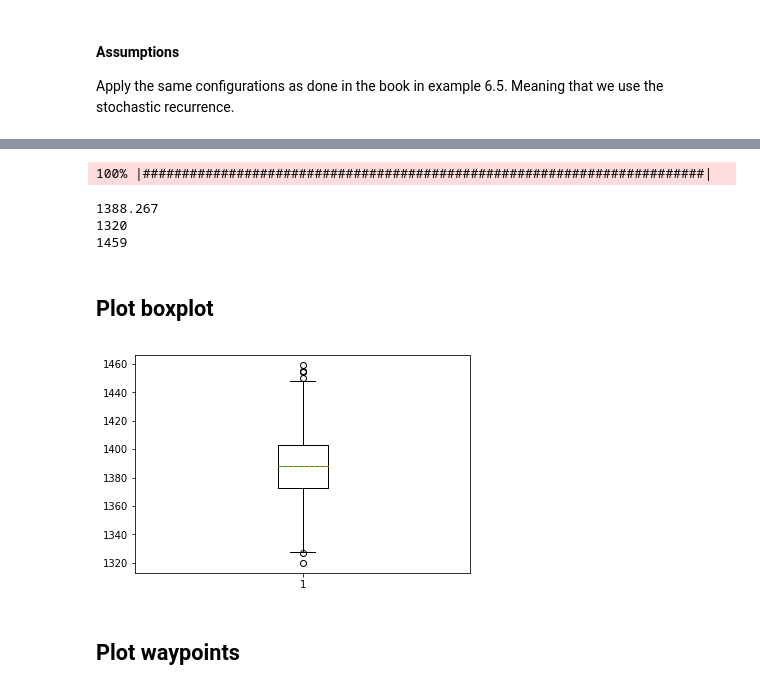
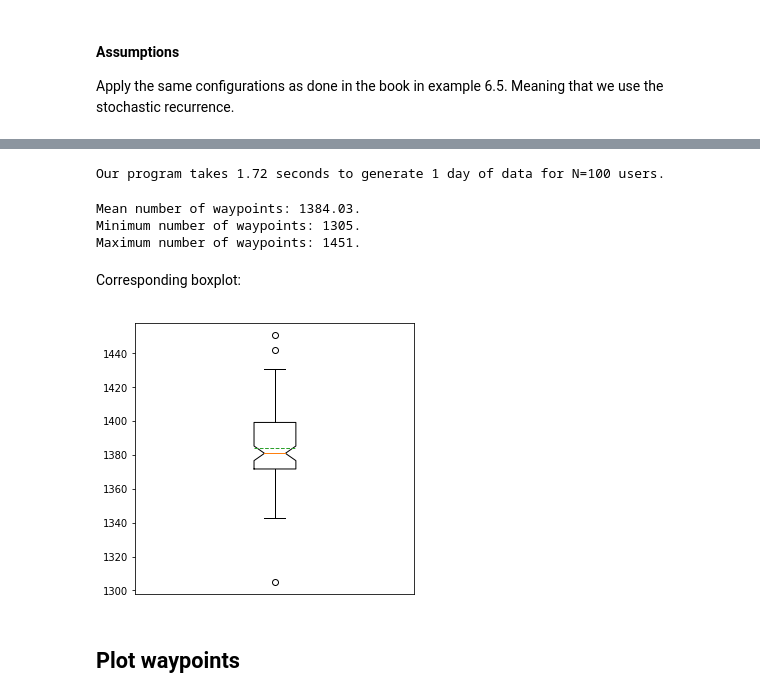
Before and after one commit to joelmfonseca/COM-503, a Jupyter notebook: hw2/hw2_q2_q3.ipynb, the cells around one changed output, grey strips where cells are left out. Cells and saved outputs as stored; diff of their text form; code cells hidden in the pictures.

```diff
--- a/hw2/H2 Q2.ipynb
+++ b/hw2/hw2_q2_q3.ipynb
@@ -8,6 +9,6 @@ from progressbar import ProgressBar
 import matplotlib.pyplot as plt
 # %%
-N = 1000
+N = 100
 l = L = 1000
 S = 217575
 vmin = (0.5 + 0.02*S%21)
@@ -63,31 +50,36 @@ M,T,V = simulate_waypoint()
-# %%
-M = []
-T = []
-V = []
-for i in pbar(range(N)):
-    m,t,v = simulate_waypoint()
-    M.append(m)
-    T.append(t)
-    V.append(v)
-# %% [output]
-100% |########################################################################|
+# %%
+start = time.time()
+M_users = []
+V_users = []
+T_users = []
+for i in range(N):
+    M, V, T = simulate_waypoint()
+    M_users.append(M)
+    V_users.append(V)
+    T_users.append(T)
+end = time.time()
+print('Our program takes {:.2f} seconds to generate 1 day of data for N={} users.'.format(end-start, N))
+# %% [output]
+Our program takes 1.72 seconds to generate 1 day of data for N=100 users.
 # %%
-waypoints = [len(m)for m in M]
-print(np.mean(waypoints))
-print(np.min(waypoints))
-print(np.max(waypoints))
+len_waypoints = [len(waypoints) for waypoints in M_users]
+print('Mean number of waypoints: {}.'.format(np.mean(len_waypoints)))
+print('Minimum number of waypoints: {}.'.format(np.min(len_waypoints)))
+print('Maximum number of waypoints: {}.'.format(np.max(len_waypoints)))
 # %% [output]
-1388.267
-1320
-1459
+Mean number of waypoints: 1384.03.
+Minimum number of waypoints: 1305.
+Maximum number of waypoints: 1451.
-# %% [markdown]
-## Plot boxplot
+# %% [markdown]
+Corresponding boxplot:
 # %%
-boxplot_of_wayPoints = plt.boxplot(waypoints, showmeans= True, meanline=True)
+fig, ax = plt.subplots(1, 1, figsize=(5,5))
 
-plt.savefig('q2_box.png')
+ax.boxplot(len_waypoints, notch=True, showmeans=True, meanline=True)
+ax.get_xaxis().set_visible(False)
+plt.savefig('q2_boxplot.png')
 # %% [output]
-[figure, old version]
+[figure, new version]
 # %% [markdown]
 ## Plot waypoints
 # %%
```
Also changed, not shown: parts of 8 cells of this notebook, 1 other file.
